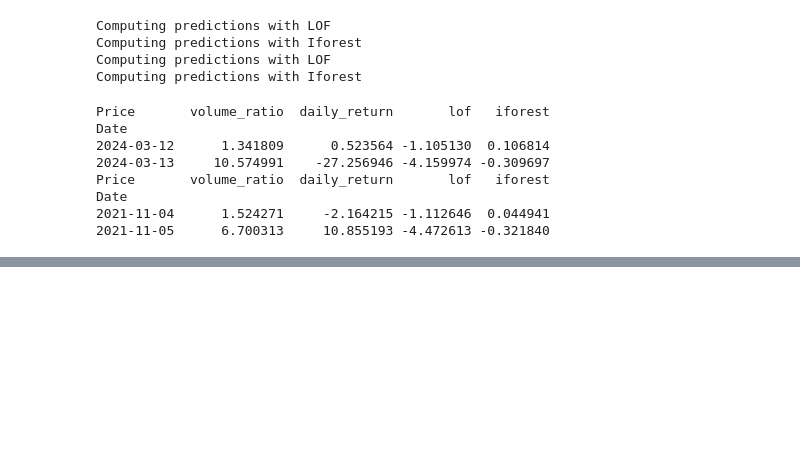
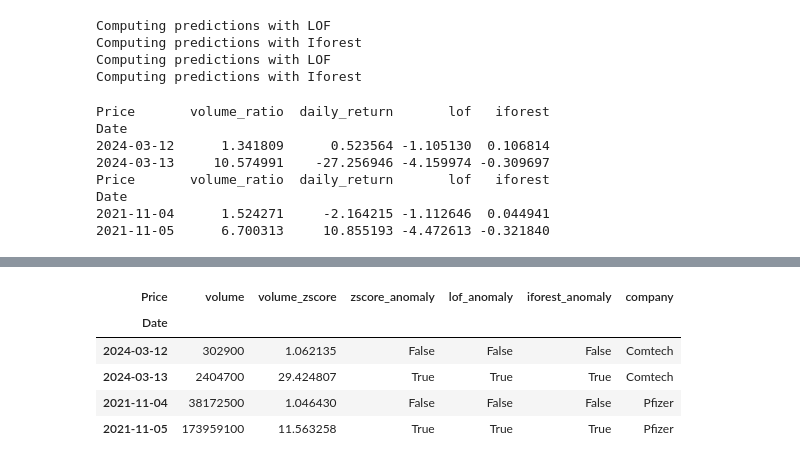
Before and after one commit to apatel4746/stockfrauddetection, a Jupyter notebook: stockfraud.ipynb, the cells around one changed output, grey strips where cells are left out. Cells and saved outputs as stored; diff of their text form; code cells hidden in the pictures; blank space fills up the shorter version.

```diff
--- a/stockfraud.ipynb
+++ b/stockfraud.ipynb
@@ -1635,0 +1686,39 @@ ValueError: min_periods 30 must be <= window 20
+# %%
+from sklearn.neighbors import LocalOutlierFactor
+from sklearn.preprocessing import StandardScaler
+
+def lof_flags(X):
+  features= X[["volume_ratio", "daily_return"]].dropna()
+  scaled=StandardScaler().fit_transform(features)
+  model=LocalOutlierFactor(n_neighbors=20, contamination="auto")
+  return pd.Series(model.fit_predict(scaled) == -1, index=features.index)
+
+X_cmtl["lof_anomaly"]=lof_flags(X_cmtl)
+X_pfe["lof_anomaly"]=lof_flags(X_pfe)
+# %%
+X_cmtl["iforest_anomaly"]=X_cmtl["iforest"]<0
+X_pfe["iforest_anomaly"]=X_pfe["iforest"]<0
+# %%
+def event_comparison(df,X,dates,company):
+  result=df.loc[dates,["volume", "volume_zscore", "zscore_anomaly"]].copy()
+
+  result["lof_anomaly"]=X["lof_anomaly"]
+  result["iforest_anomaly"]=X["iforest_anomaly"]
+  result["company"] = company
+
+  return result
+
+cmtl_event=event_comparison(cmtl,X_cmtl,["2024-03-12","2024-03-13"],"Comtech")
+
+pfe_event=event_comparison(pfe,X_pfe,["2021-11-04","2021-11-05"],"Pfizer")
+
+comparison=pd.concat([cmtl_event, pfe_event])
+
+display(comparison)
+# %% [output]
+| Price | volume | volume_zscore | zscore_anomaly | lof_anomaly | iforest_anomaly | company |
+| Date |  |  |  |  |  |  |
+| 2024-03-12 | 302900 | 1.062135 | False | False | False | Comtech |
+| 2024-03-13 | 2404700 | 29.424807 | True | True | True | Comtech |
+| 2021-11-04 | 38172500 | 1.046430 | False | False | False | Pfizer |
+| 2021-11-05 | 173959100 | 11.563258 | True | True | True | Pfizer |
```
Also changed, not shown: parts of 21 cells of this notebook.
